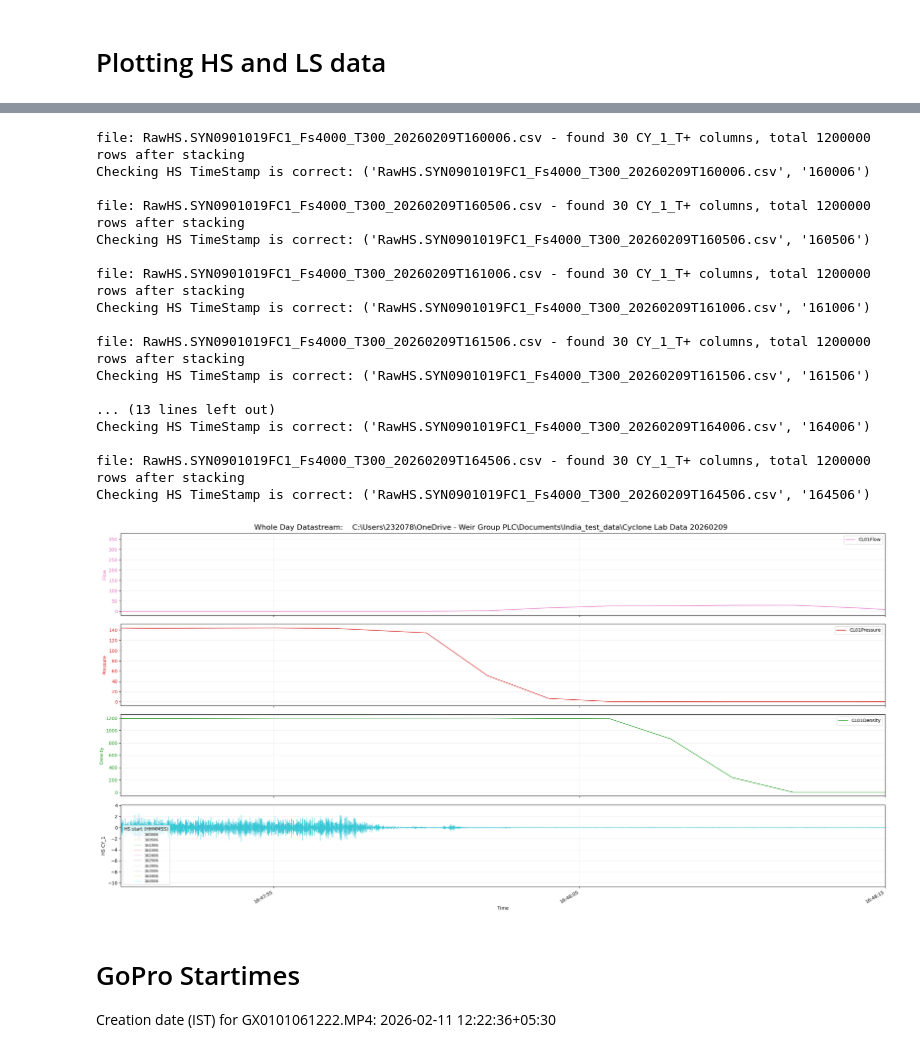
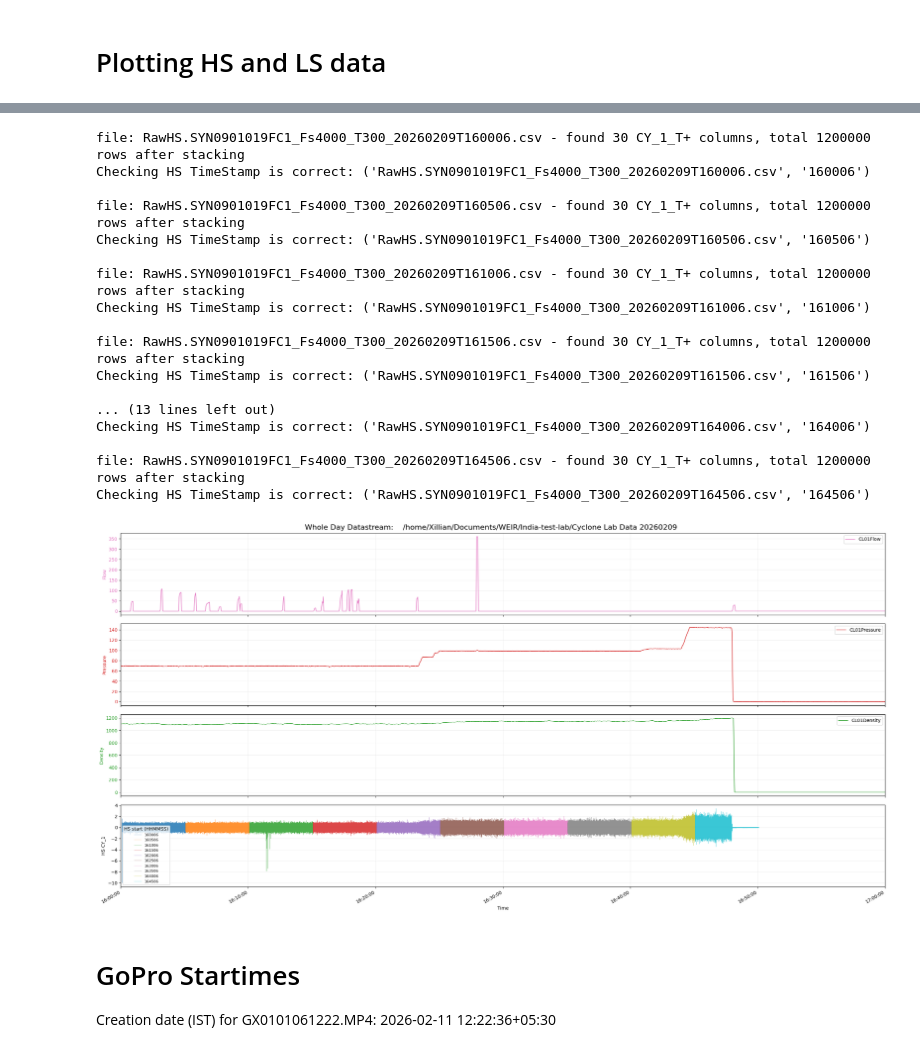
Before and after one commit to Max-Ringland-Weir/India-test-lab, a Jupyter notebook: data_inspection_full_day.ipynb, the cells around one changed output, grey strips where cells are left out. Cells and saved outputs as stored; diff of their text form; code cells hidden in the pictures.

```diff
--- a/data_inspection_full_day.ipynb
+++ b/data_inspection_full_day.ipynb
@@ -19,7 +19,7 @@ dummy_date = "2000-01-01" # Dummy date to synchronize time axes (since only H:M:
 
 data_folder = "Cyclone Lab Data 20260209"
 
-project_path = rf"C:\Users\232078\OneDrive - Weir Group PLC\Documents\India_test_data\{data_folder}"
+project_path = os.path.join(os.getcwd(), data_folder)
 
 LS_data = os.listdir(os.path.join(project_path, "LS"))
 
@@ -85,22 +85,27 @@ LS_whole_day_df
 # Plotting HS and LS data
 # %%
 # --- Inputs ---
-hs_folder = rf"{project_path}\HS"       # folder containing HS csv files
+hs_folder = rf"{project_path}/HS"       # folder containing HS csv files
 dummy_date = "2000-01-01"
 T_minutes = 5                           # filename contains _T300 (300 seconds)
 
+print(f"hs_folder path: {hs_folder}")
+
 
 # --- LS timestamp prep ---
-LS_whole_day_df['Timestamp'] = LS_whole_day_df['Timestamp'].astype(str)
-LS_whole_day_df['Timestamp'] = dummy_date + " " + LS_whole_day_df['Timestamp'] ### RUNNING THIS MULTIPLE TIMES WILL ALTER THE TIMESTAMP UNNECESSARILY, SO BE CAREFUL!!!
-LS_whole_day_df['Timestamp'] = pd.to_datetime(LS_whole_day_df['Timestamp'])
+if LS_whole_day_df['Timestamp'].dtype == 'object':
+    LS_whole_day_df['Timestamp'] = LS_whole_day_df['Timestamp'].astype(str)
+    LS_whole_day_df['Timestamp'] = dummy_date + " " + LS_whole_day_df['Timestamp']
+    LS_whole_day_df['Timestamp'] = pd.to_datetime(LS_whole_day_df['Timestamp'])
+    LS_time_axis  = LS_whole_day_df["Timestamp"]
+
+    # LS_start_time = LS_whole_day_df["Timestamp"].iloc[0]
+    # LS_end_time   = LS_whole_day_df["Timestamp"].iloc[-1]
 
 
-# LS_start_time = LS_whole_day_df["Timestamp"].iloc[0]
-# LS_end_time   = LS_whole_day_df["Timestamp"].iloc[-1]
-
-LS_time_axis  = LS_whole_day_df["Timestamp"]
 
 
 # --- Collect HS files ---
 hs_files = sorted(glob.glob(os.path.join(hs_folder, "RawHS*.csv")))
+
+print(f"hs_files: {hs_files}")
@@ -107,9 +115,9 @@ hs_files = sorted(glob.glob(os.path.join(hs_folder, "RawHS*.csv")))
 # %%
-start_analysis_time = "16:47:50"
-end_analysis_time   = "16:48:15"
+# start_analysis_time = "16:47:50"
+# end_analysis_time   = "16:48:15"
 
-# start_analysis_time = "12:27:00" # first HS set for 11/02/2026
-# end_analysis_time   = "12:27:20"
+start_analysis_time = "16:00:00" # first HS set for 11/02/2026
+end_analysis_time   = "17:00:00"
 
 print( f"Analysis window: {start_analysis_time} to {end_analysis_time}")
 
@@ -198,36 +206,36 @@ if len(hs_files) <= 12:
 
 ax_hs.xaxis.set_major_formatter(mdates.DateFormatter("%H:%M:%S"))
 ax_hs.set_xlim(pd.to_datetime(start_analysis_time, format="%H:%M:%S").replace(year=2000, month=1, day=1),
                pd.to_datetime(end_analysis_time, format="%H:%M:%S").replace(year=2000, month=1, day=1))
 
 # ax_hs.xaxis.set_major_locator(mdates.HourLocator(interval=x_axis_ticks_hrs))
-# ax_hs.xaxis.set_major_locator(mdates.MinuteLocator(interval=x_axis_ticks_min))
-ax_hs.xaxis.set_major_locator(mdates.SecondLocator(interval=x_axis_ticks_sec))
+ax_hs.xaxis.set_major_locator(mdates.MinuteLocator(interval=x_axis_ticks_min))
+# ax_hs.xaxis.set_major_locator(mdates.SecondLocator(interval=x_axis_ticks_sec))
 
 fig.autofmt_xdate()
 
 fig.suptitle(f"Whole Day Datastream:    {project_path}", fontsize=16)
 plt.tight_layout()
 plt.show()
 # %% [output]
 file: RawHS.SYN0901019FC1_Fs4000_T300_20260209T160006.csv - found 30 CY_1_T+ columns, total 1200000 rows after stacking
 Checking HS TimeStamp is correct: ('RawHS.SYN0901019FC1_Fs4000_T300_20260209T160006.csv', '160006')
 
 file: RawHS.SYN0901019FC1_Fs4000_T300_20260209T160506.csv - found 30 CY_1_T+ columns, total 1200000 rows after stacking
 Checking HS TimeStamp is correct: ('RawHS.SYN0901019FC1_Fs4000_T300_20260209T160506.csv', '160506')
 
 file: RawHS.SYN0901019FC1_Fs4000_T300_20260209T161006.csv - found 30 CY_1_T+ columns, total 1200000 rows after stacking
 Checking HS TimeStamp is correct: ('RawHS.SYN0901019FC1_Fs4000_T300_20260209T161006.csv', '161006')
 
 file: RawHS.SYN0901019FC1_Fs4000_T300_20260209T161506.csv - found 30 CY_1_T+ columns, total 1200000 rows after stacking
 Checking HS TimeStamp is correct: ('RawHS.SYN0901019FC1_Fs4000_T300_20260209T161506.csv', '161506')
 
 ... (13 lines left out)
 Checking HS TimeStamp is correct: ('RawHS.SYN0901019FC1_Fs4000_T300_20260209T164006.csv', '164006')
 
 file: RawHS.SYN0901019FC1_Fs4000_T300_20260209T164506.csv - found 30 CY_1_T+ columns, total 1200000 rows after stacking
 Checking HS TimeStamp is correct: ('RawHS.SYN0901019FC1_Fs4000_T300_20260209T164506.csv', '164506')
-[figure, old version]
+[figure, new version]
 # %% [markdown]
 # GoPro Startimes
 
```
Also changed, not shown: parts of 3 cells of this notebook.
